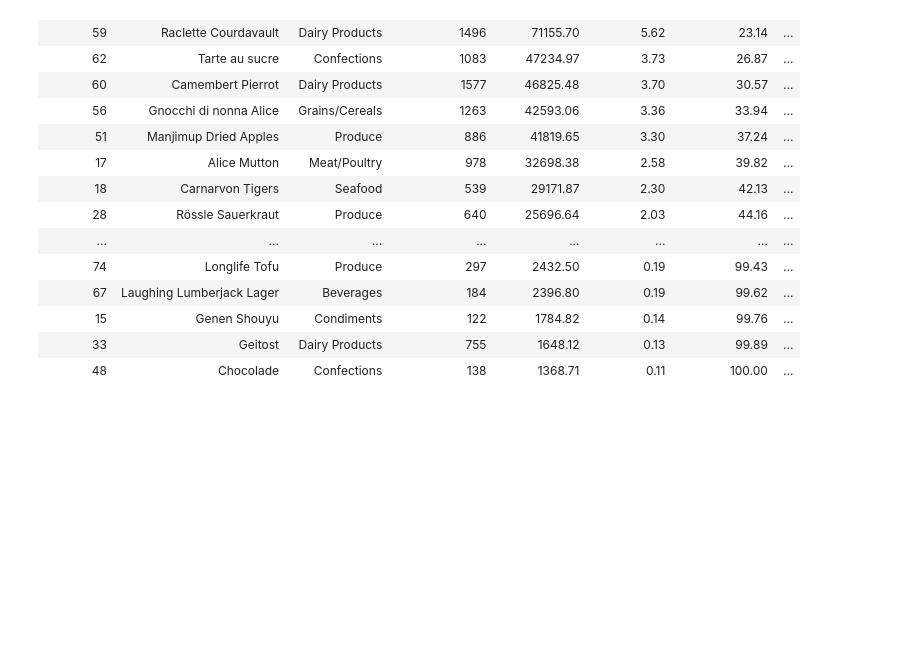
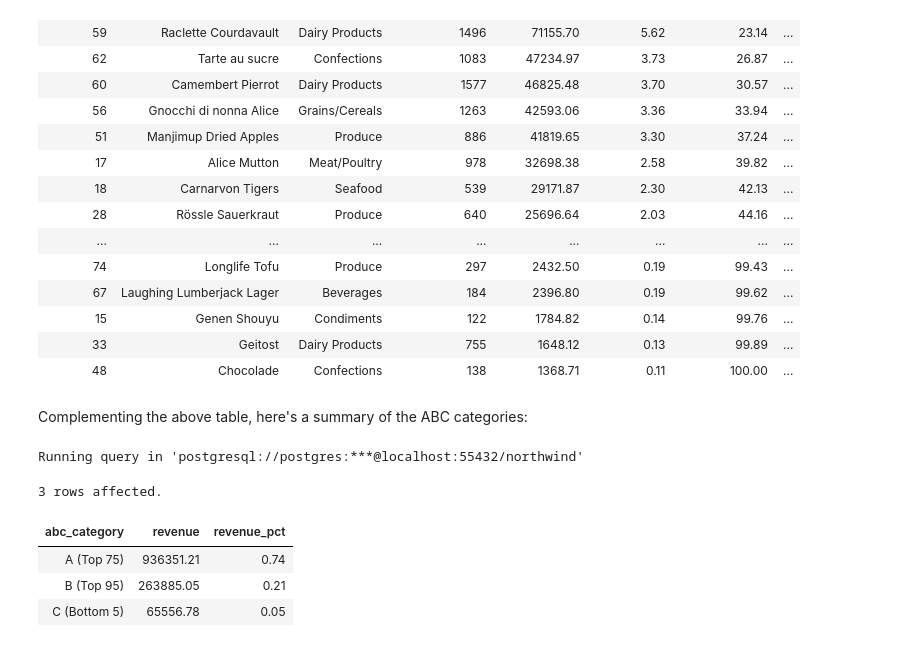
Before and after one commit to seckinadali/northwind-sql-analytics, a Jupyter notebook: northwind_queries.ipynb, the cells around one changed output. Saved outputs shown, nothing was run; the diff lists cells and outputs as text; code cells hidden in the pictures; blank space fills up the shorter version.

Commit message:
Add ABC analysis summary to task 4 in northwind_queries

```diff
--- a/northwind_queries.ipynb
+++ b/northwind_queries.ipynb
@@ -290,3 +290,62 @@ Running query in 'postgresql://postgres:***@localhost:55432/northwind'
 | 15 | Genen Shouyu | Condiments | 122 | 1784.82 | 0.14 | 99.76 | ... |
 | 33 | Geitost | Dairy Products | 755 | 1648.12 | 0.13 | 99.89 | ... |
 | 48 | Chocolade | Confections | 138 | 1368.71 | 0.11 | 100.00 | ... |
+# %% [markdown]
+Complementing the above table, here's a summary of the ABC categories:
+# %%
+%%sql
+WITH product_sales AS (
+    SELECT
+        p.product_id,
+        ROUND(
+            SUM(od.unit_price * (1 - od.discount) * od.quantity)::DECIMAL,
+            2) AS total_revenue
+    FROM products p
+    JOIN order_details od ON p.product_id = od.product_id
+    GROUP BY p.product_id
+),
+revenue_summary AS (
+    SELECT
+        product_id,
+        total_revenue,
+        SUM(total_revenue) OVER (
+            ORDER BY total_revenue DESC
+            ROWS UNBOUNDED PRECEDING
+        ) AS running_total,
+        SUM(total_revenue) OVER () AS grand_total
+    FROM product_sales
+),
+abc_categories AS (
+    SELECT
+        product_id,
+        total_revenue,
+        grand_total,
+        CASE
+            WHEN 100 * running_total / grand_total <= 75 THEN 'A (Top 75)'
+            WHEN 100 * running_total / grand_total <= 95 THEN 'B (Top 95)'
+            ELSE 'C (Bottom 5)'
+        END AS abc_category
+    FROM revenue_summary
+    ORDER BY total_revenue DESC
+)
+SELECT
+    abc_category,
+    SUM(total_revenue) AS revenue,
+    ROUND(
+        SUM(total_revenue) / SUM(SUM(total_revenue)) OVER ()::DECIMAL,
+        2) AS revenue_pct
+FROM abc_categories
+GROUP BY abc_category
+ORDER BY
+    CASE
+        WHEN abc_category = 'A (Top 75)' THEN 1
+        WHEN abc_category = 'B (Top 95)' THEN 2
+        ELSE 3
+    END;
+# %% [output]
+Running query in 'postgresql://postgres:***@localhost:55432/northwind'
+3 rows affected.
+| abc_category | revenue | revenue_pct |
+| A (Top 75) | 936351.21 | 0.74 |
+| B (Top 95) | 263885.05 | 0.21 |
+| C (Bottom 5) | 65556.78 | 0.05 |
```
Also changed, not shown: parts of 1 cell of this notebook.
